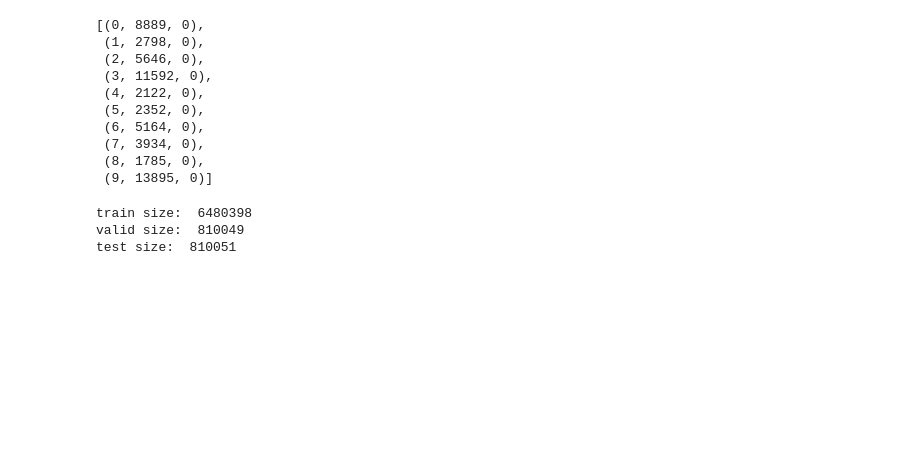
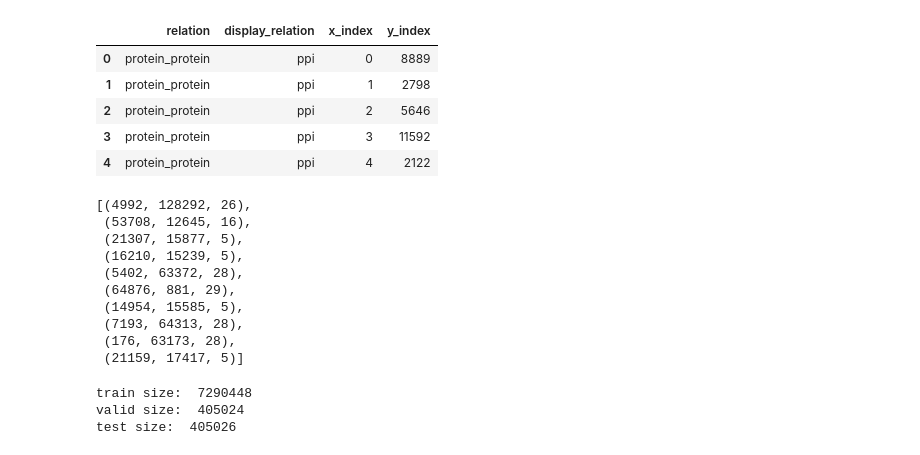
Before and after one commit to CPU-DS/kg4rd, a Jupyter notebook: src/primekg/split.ipynb, the cells around one changed output. Drawn from its saved outputs; the diff is of its cells as text; code cells hidden in the pictures; blank space fills up the shorter version.

```diff
--- a/src/primekg/split.ipynb
+++ b/src/primekg/split.ipynb
@@ -1,7 +19,13 @@
 # %%
-import pandas as pd
-
 df = pd.read_csv('../../primekg/kg/edges.csv')
+df.head()
+# %% [output]
+|  | relation | display_relation | x_index | y_index |
+| 0 | protein_protein | ppi | 0 | 8889 |
+| 1 | protein_protein | ppi | 1 | 2798 |
+| 2 | protein_protein | ppi | 2 | 5646 |
+| 3 | protein_protein | ppi | 3 | 11592 |
+| 4 | protein_protein | ppi | 4 | 2122 |
 # %%
 relations = df.drop_duplicates(subset=['relation'])['relation'].to_list()
 relation2id = {relation: i for i, relation in enumerate(relations)}
@@ -14,21 +38,22 @@ with open('../../primekg/kg/relation2id.txt', 'w') as f:
 df['rela_id'] = df['relation'].apply(lambda x: relation2id[x])
 df = df[['x_index', 'y_index', 'rela_id']]
 data = list(df.itertuples(index=False, name=None))
+random.shuffle(data)
 data[:10]
 # %% [output]
-[(0, 8889, 0),
- (1, 2798, 0),
- (2, 5646, 0),
- (3, 11592, 0),
- (4, 2122, 0),
- (5, 2352, 0),
- (6, 5164, 0),
- (7, 3934, 0),
- (8, 1785, 0),
- (9, 13895, 0)]
+[(4992, 128292, 26),
+ (53708, 12645, 16),
+ (21307, 15877, 5),
+ (16210, 15239, 5),
+ (5402, 63372, 28),
+ (64876, 881, 29),
+ (14954, 15585, 5),
+ (7193, 64313, 28),
+ (176, 63173, 28),
+ (21159, 17417, 5)]
 # %%
-train_size = int(len(data) * 0.8)
-valid_size = int(len(data) * 0.1)
+train_size = int(len(data) * 0.9)
+valid_size = int(len(data) * 0.05)
 test_size = len(data) - train_size - valid_size
 
 print('train size: ', train_size)
@@ -39,9 +64,9 @@ train_data = data[:train_size]
 valid_data = data[train_size:train_size+valid_size]
 test_data = data[train_size+valid_size:]
 # %% [output]
-train size:  6480398
-valid size:  810049
-test size:  810051
+train size:  7290448
+valid size:  405024
+test size:  405026
 # %%
 with open('../../primekg/kg/train2id.txt', 'w') as f:
     f.write(f'{len(train_data)}\n')
```
Also changed, not shown: parts of 3 cells of this notebook, 8 other files.
